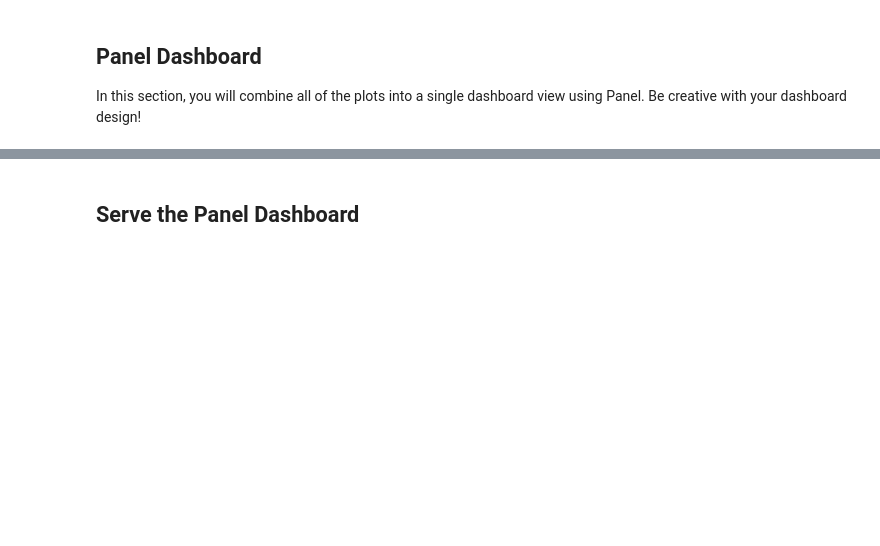
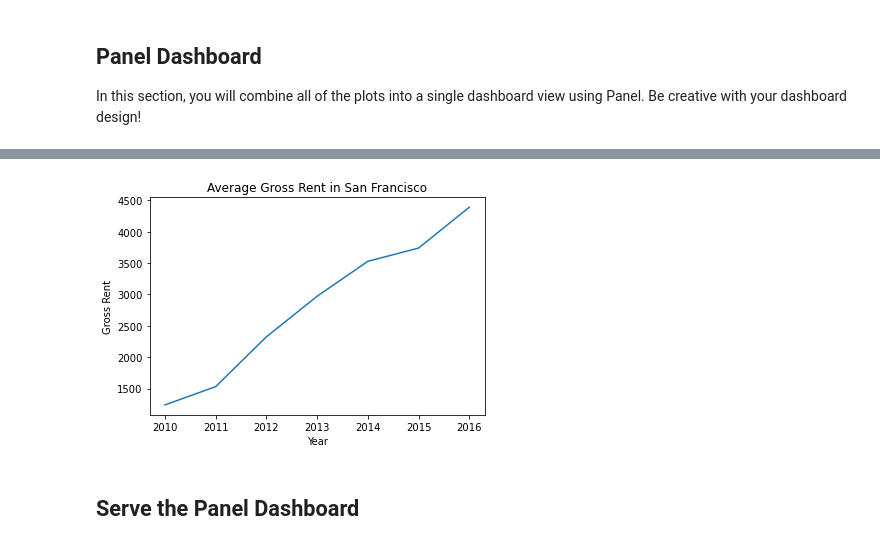
Before and after one commit to Tijaw1/San-Francisco-Rental-Analysis, a Jupyter notebook: dashboard.ipynb, the cells around one changed output, grey strips where cells are left out. Cells and saved outputs as stored; diff of their text form; code cells hidden in the pictures; blank space fills up the shorter version.

```diff
--- a/dashboard.ipynb
+++ b/dashboard.ipynb
@@ -79,9 +79,9 @@ def housing_units_per_year():
 #        xlim=[first_year, last_year],
 #        ylim=[sfo_grouped_min - sfo_grouped_std, sfo_grouped_max + sfo_grouped_std]
 #    )
-    fig_housing_units.set_title("Housing Units in San Franscisco from 2010 to 2016")
-    fig_housing_units.set_xlabel("Year")
-    fig_housing_units.set_ylabel("Nbr. Housing Units")
+    #fig_housing_units.set_title("Housing Units in San Franscisco from 2010 to 2016")
+    #fig_housing_units.set_xlabel("Year")
+    #fig_housing_units.set_ylabel("Nbr. Housing Units")
 
     return fig_housing_units
 
@@ -205,33 +214,47 @@ def get_2():
 # %%
 ## NOTE: Build rows and colums here.
 # Create row
 
 #row1 = pn.Row("# Row 1", scatter_plot, bar_plot)
 #row1
 #get_1_return=get_1()
 #get_2_return=get_2()
 
+row1 = pn.Row("Column 1",
+    housing_units_per_year(),
+    average_gross_rent(),
+    #average_sales_price(),
+    #average_price_by_neighborhood(),
+    #top_most_expensive_neighborhoods(),
+    #parallel_coordinates(),
+    #parallel_categories(),
+    #neighborhood_map()
+)
+
 #row1 = pn.Row(get_1_return, get_2_return)
-row1 = pn.Row(get_1(), get_2())
+#row1 = pn.Row("# THIS IS THE TITLE", housing_units_per_year(), housing_units_per_year())
 #row1 = pn.Row("# Row 1", get_1(), get_2())
 #row1 = pn.Column("# Row 1", housing_units_per_year(), average_gross_rent(), average_sales_price())
 #row2 = pn.Row("# Row 2", average_price_by_neighborhood(), top_most_expensive_neighborhoods(), parallel_coordinates())
 #row3 = pn.Row("# Row 3", parallel_categories(), neighborhood_map())
 
 #plots_as_column = pn.Column("# Rental Dashboard Column", row1, row2)
 
 ## NOTE: Build dashboard here.
 
 #dashboard = pn.Tabs(
 #    ("Plots 1", row1),
 #    ("Plots 2", row2),
 #    ("Plots 3", row3)
 #)
 
-#dashboard
-row1
+dashboard = pn.Tabs(
+    ("Plots 1", row1)
+)
+dashboard
 # %% [output]
 [interactive output not drawn]
+[figure, added]
 # %% [markdown]
 ## Serve the Panel Dashboard
 # %%
```
Also changed, not shown: parts of 2 cells of this notebook.
